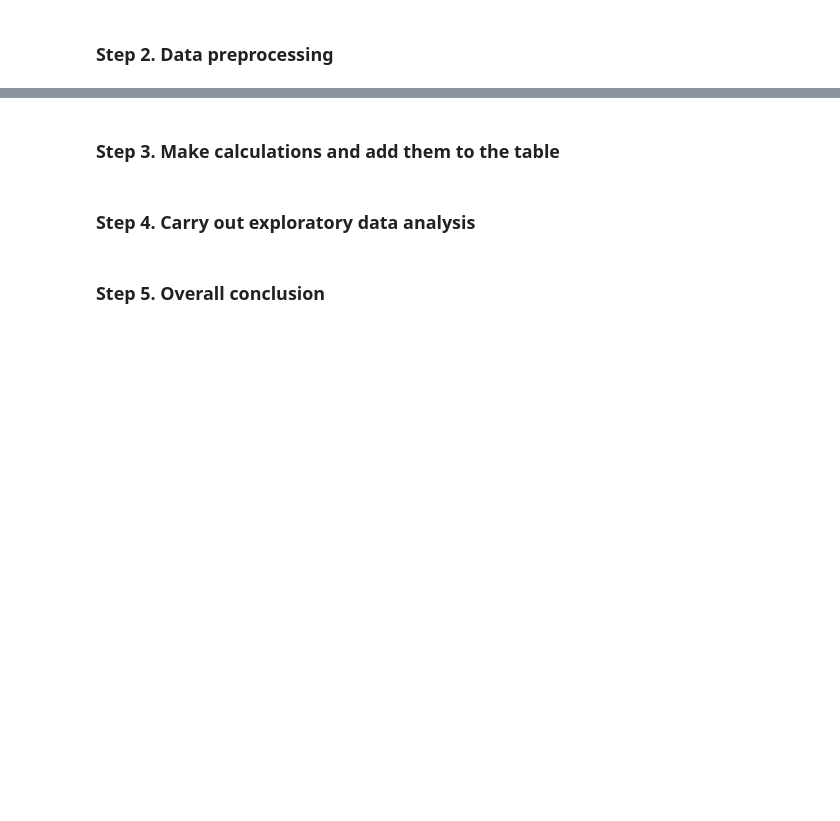
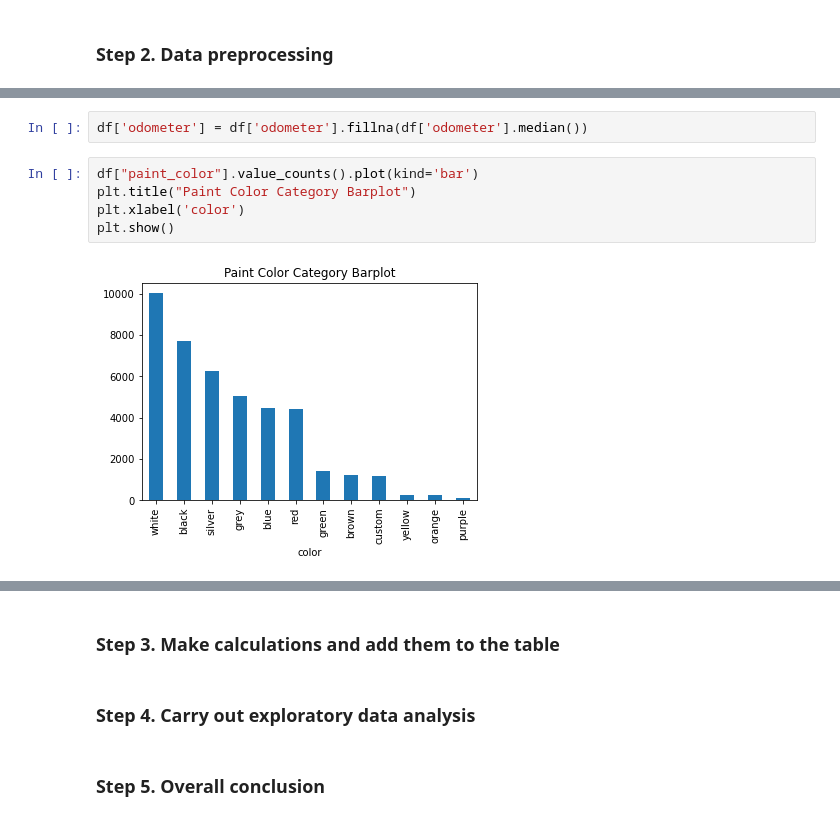
Before and after one commit to rainbowmoonlight/Yandex_Practicum_Projects, a Jupyter notebook: 02 Car Sales Ads Project/Car Sales Ads.ipynb, the cells around one changed output, grey strips where cells are left out. Saved outputs shown, nothing was run; the diff lists cells and outputs as text; blank space fills up the shorter version.

```diff
--- a/02 Car Sales Ads Project/Car Sales Ads.ipynb
+++ b/02 Car Sales Ads Project/Car Sales Ads.ipynb
@@ -185,0 +262,9 @@ Name: days_listed, Length: 227, dtype: int64
+# %%
+df['odometer'] = df['odometer'].fillna(df['odometer'].median())
+# %%
+df["paint_color"].value_counts().plot(kind='bar')
+plt.title("Paint Color Category Barplot")
+plt.xlabel('color')
+plt.show()
+# %% [output]
+[figure, added]
```
Also changed, not shown: parts of 27 cells of this notebook.
